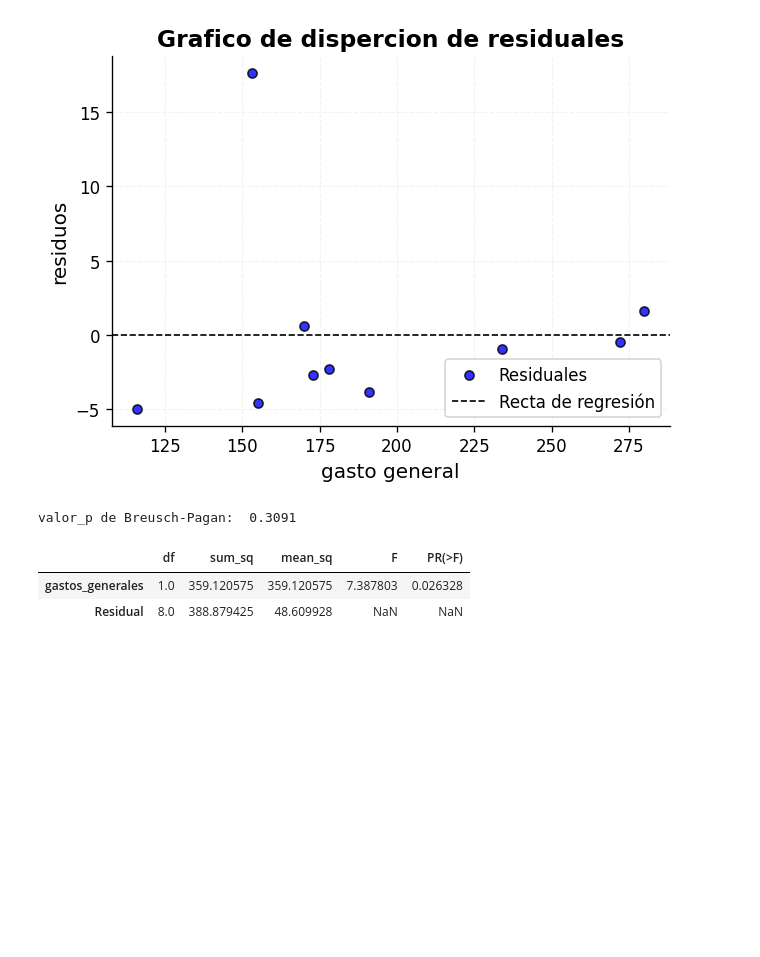
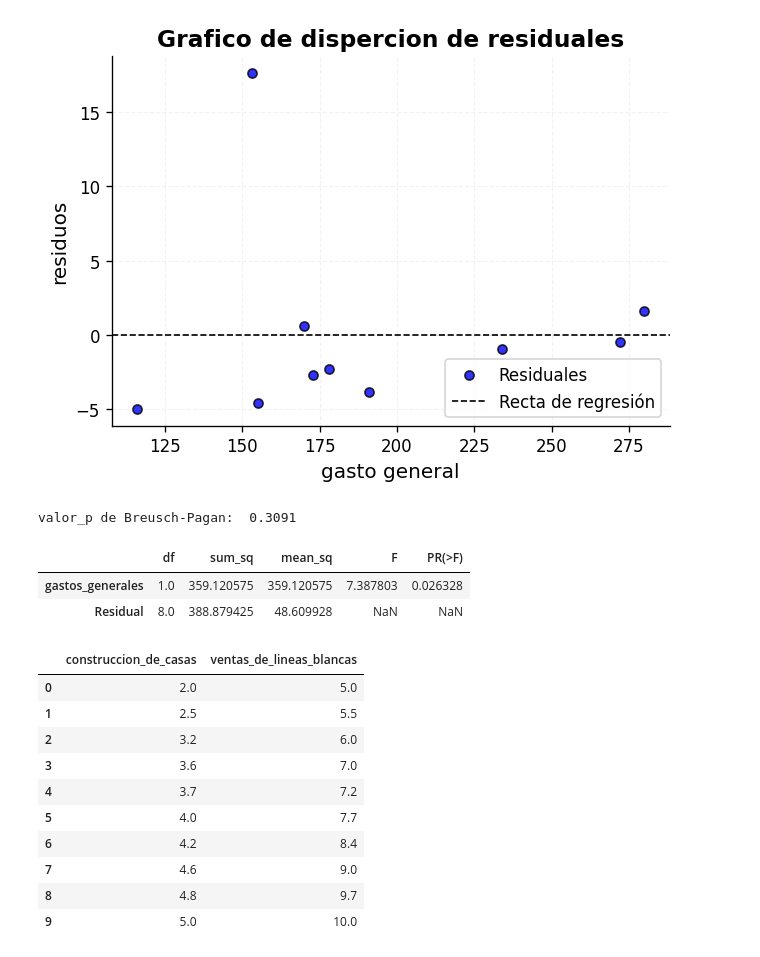
Before and after one commit to joshirdzdel-svg/estadisticainferencial2026A, a Jupyter notebook: untitled0.ipynb, the cells around one changed output. Saved outputs shown, nothing was run; the diff lists cells and outputs as text; code cells hidden in the pictures; blank space fills up the shorter version.

```diff
--- a/untitled0.ipynb
+++ b/untitled0.ipynb
@@ -1265,3 +1265,20 @@ tabla_anova
 |  | df | sum_sq | mean_sq | F | PR(>F) |
 | gastos_generales | 1.0 | 359.120575 | 359.120575 | 7.387803 | 0.026328 |
 | Residual | 8.0 | 388.879425 | 48.609928 | NaN | NaN |
+# %%
+import pandas as pd
+link_csv = "https://raw.githubusercontent.com/joshirdzdel-svg/estadisticainferencial2026A/refs/heads/main/Problemario/problemario_pregunta_04"
+df = pd.read_csv(link_csv)
+df
+# %% [output]
+|  | construccion_de_casas | ventas_de_lineas_blancas |
+| 0 | 2.0 | 5.0 |
+| 1 | 2.5 | 5.5 |
+| 2 | 3.2 | 6.0 |
+| 3 | 3.6 | 7.0 |
+| 4 | 3.7 | 7.2 |
+| 5 | 4.0 | 7.7 |
+| 6 | 4.2 | 8.4 |
+| 7 | 4.6 | 9.0 |
+| 8 | 4.8 | 9.7 |
+| 9 | 5.0 | 10.0 |
```
Also changed, not shown: parts of 13 cells of this notebook.
